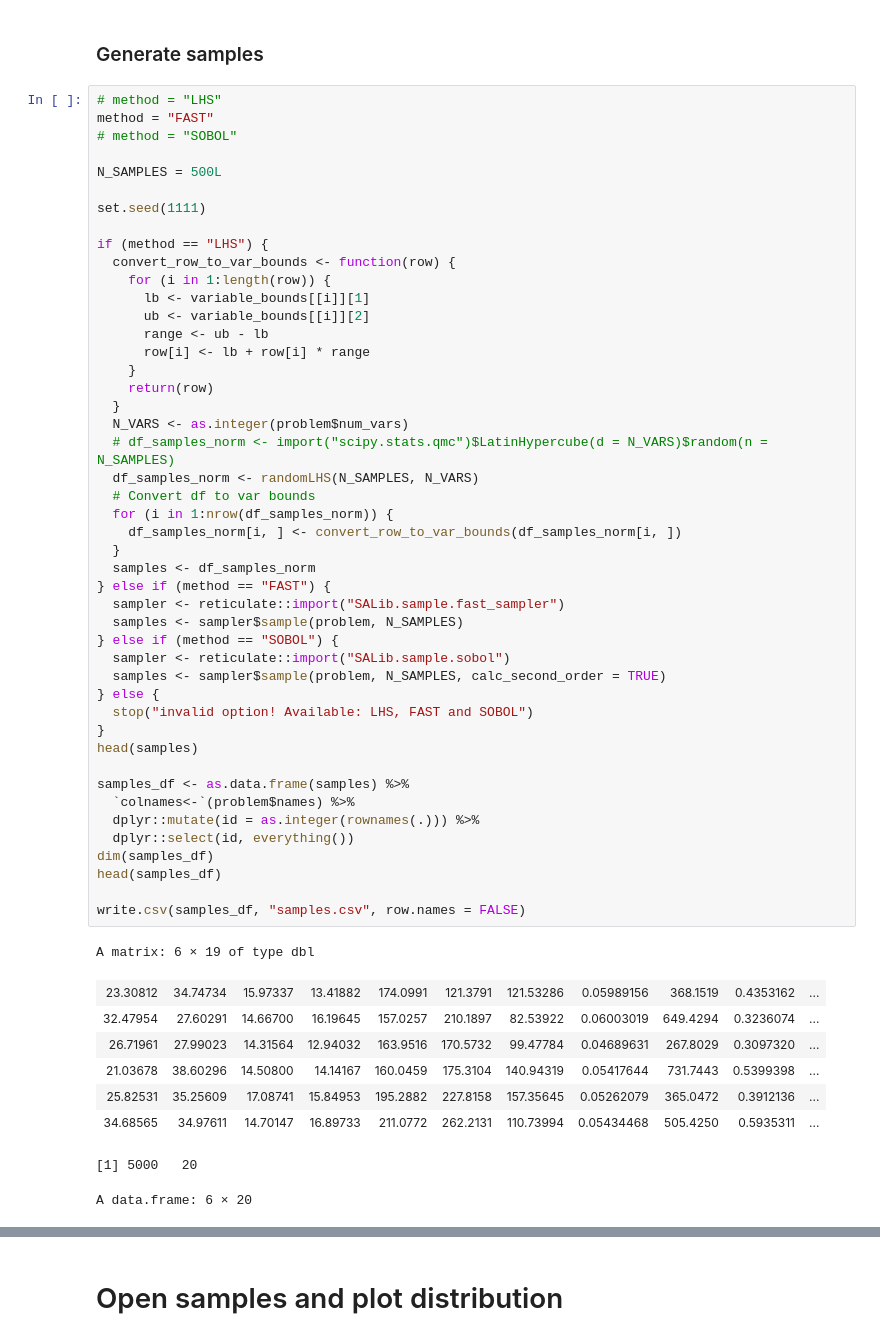
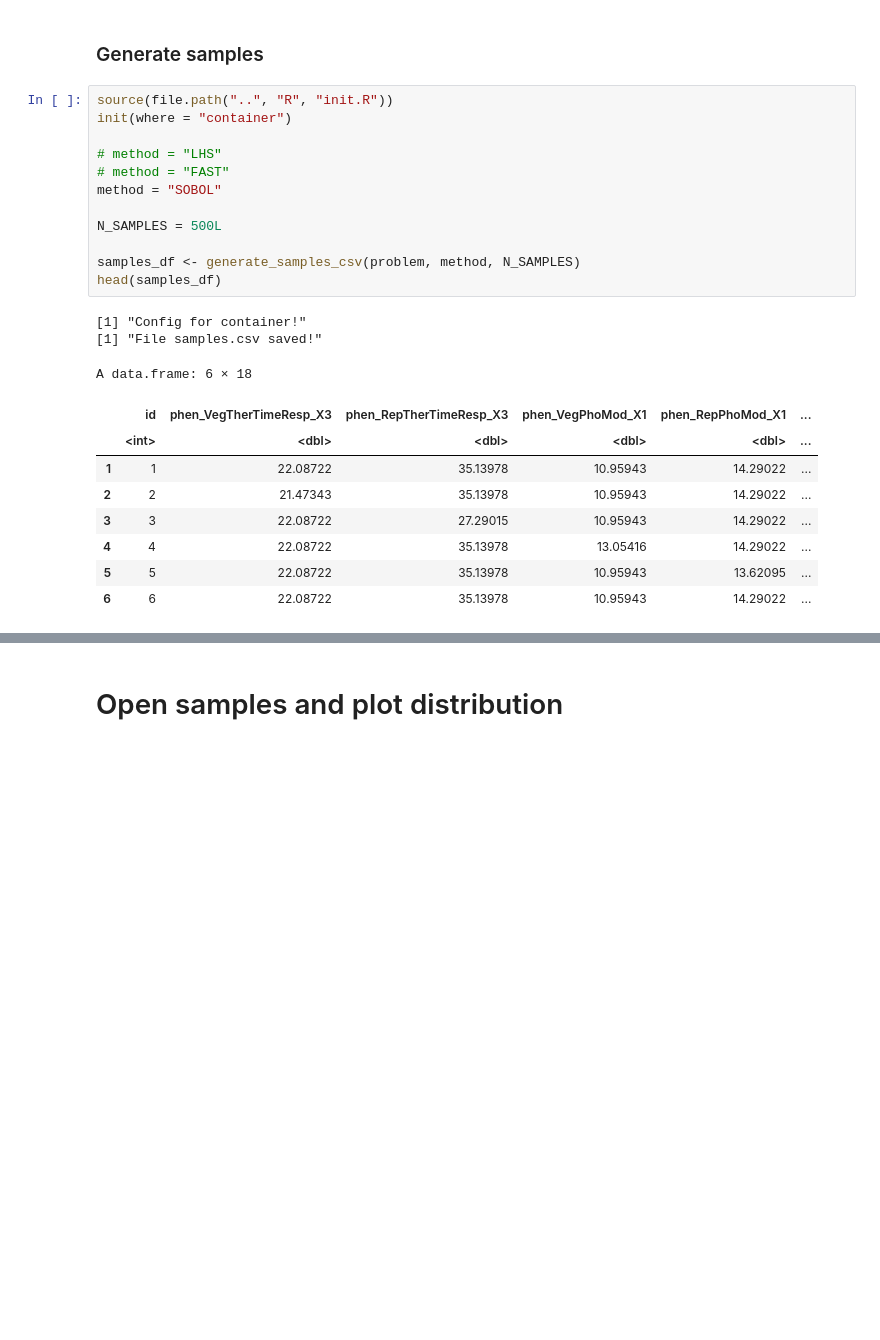
Before and after one commit to luanabeckerdaluz/rapsimx, a Jupyter notebook: sensitivity-uncertainty/1.generate_samples_and_run.ipynb, the cells around one changed output, grey strips where cells are left out. Cells and saved outputs as stored; diff of their text form; blank space fills up the shorter version.

```diff
--- a/sensitivity-uncertainty/1.generate_samples_and_run.ipynb
+++ b/sensitivity-uncertainty/1.generate_samples_and_run.ipynb
@@ -41,58 +41,26 @@ $bounds[[19]]
 # %% [markdown]
 ### Generate samples
 # %%
+source(file.path("..", "R", "init.R"))
+init(where = "container")
+
 # method = "LHS"
-method = "FAST"
-# method = "SOBOL"
+# method = "FAST"
+method = "SOBOL"
 
 N_SAMPLES = 500L
 
-set.seed(1111)
-
-if (method == "LHS") {
-  convert_row_to_var_bounds <- function(row) {
-    for (i in 1:length(row)) {
-      lb <- variable_bounds[[i]][1]
-      ub <- variable_bounds[[i]][2]
-      range <- ub - lb
-      row[i] <- lb + row[i] * range
-    }
-    return(row)
-  }
-  N_VARS <- as.integer(problem$num_vars)
-  # df_samples_norm <- import("scipy.stats.qmc")$LatinHypercube(d = N_VARS)$random(n = N_SAMPLES)
-  df_samples_norm <- randomLHS(N_SAMPLES, N_VARS)
-  # Convert df to var bounds
-  for (i in 1:nrow(df_samples_norm)) {
-    df_samples_norm[i, ] <- convert_row_to_var_bounds(df_samples_norm[i, ])
-  }
-  samples <- df_samples_norm
-} else if (method == "FAST") {
-  sampler <- reticulate::import("SALib.sample.fast_sampler")
-  samples <- sampler$sample(problem, N_SAMPLES)
-} else if (method == "SOBOL") {
-  sampler <- reticulate::import("SALib.sample.sobol")
-  samples <- sampler$sample(problem, N_SAMPLES, calc_second_order = TRUE)
-} else {
-  stop("invalid option! Available: LHS, FAST and SOBOL")
-}
-head(samples)
-
-samples_df <- as.data.frame(samples) %>%
-  `colnames<-`(problem$names) %>%
-  dplyr::mutate(id = as.integer(rownames(.))) %>%
-  dplyr::select(id, everything())
-dim(samples_df)
+samples_df <- generate_samples_csv(problem, method, N_SAMPLES)
 head(samples_df)
-
-write.csv(samples_df, "samples.csv", row.names = FALSE)
 # %% [output]
-A matrix: 6 × 19 of type dbl
+[1] "Config for container!"
+[1] "File samples.csv saved!"
+A data.frame: 6 × 18
-| 23.30812 | 34.74734 | 15.97337 | 13.41882 | 174.0991 | 121.3791 | 121.53286 | 0.05989156 | 368.1519 | 0.4353162 | ... |
-| 32.47954 | 27.60291 | 14.66700 | 16.19645 | 157.0257 | 210.1897 | 82.53922 | 0.06003019 | 649.4294 | 0.3236074 | ... |
-| 26.71961 | 27.99023 | 14.31564 | 12.94032 | 163.9516 | 170.5732 | 99.47784 | 0.04689631 | 267.8029 | 0.3097320 | ... |
-| 21.03678 | 38.60296 | 14.50800 | 14.14167 | 160.0459 | 175.3104 | 140.94319 | 0.05417644 | 731.7443 | 0.5399398 | ... |
-| 25.82531 | 35.25609 | 17.08741 | 15.84953 | 195.2882 | 227.8158 | 157.35645 | 0.05262079 | 365.0472 | 0.3912136 | ... |
-| 34.68565 | 34.97611 | 14.70147 | 16.89733 | 211.0772 | 262.2131 | 110.73994 | 0.05434468 | 505.4250 | 0.5935311 | ... |
+|  | id | phen_VegTherTimeResp_X3 | phen_RepTherTimeResp_X3 | phen_VegPhoMod_X1 | phen_RepPhoMod_X1 | ... |
+|  | <int> | <dbl> | <dbl> | <dbl> | <dbl> | ... |
+| 1 | 1 | 22.08722 | 35.13978 | 10.95943 | 14.29022 | ... |
+| 2 | 2 | 21.47343 | 35.13978 | 10.95943 | 14.29022 | ... |
+| 3 | 3 | 22.08722 | 27.29015 | 10.95943 | 14.29022 | ... |
+| 4 | 4 | 22.08722 | 35.13978 | 13.05416 | 14.29022 | ... |
+| 5 | 5 | 22.08722 | 35.13978 | 10.95943 | 13.62095 | ... |
+| 6 | 6 | 22.08722 | 35.13978 | 10.95943 | 14.29022 | ... |
-[1] 5000   20
-A data.frame: 6 × 20
```
Also changed, not shown: parts of 9 cells of this notebook, 5 other files.
